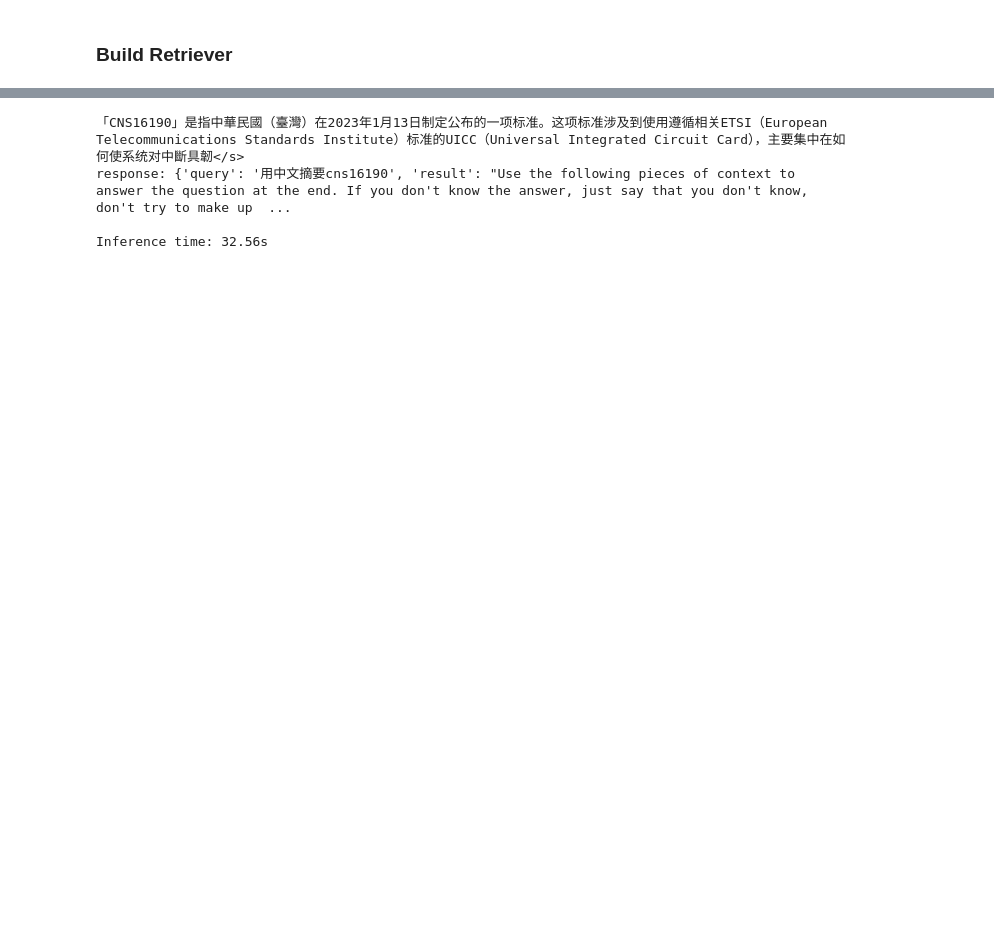
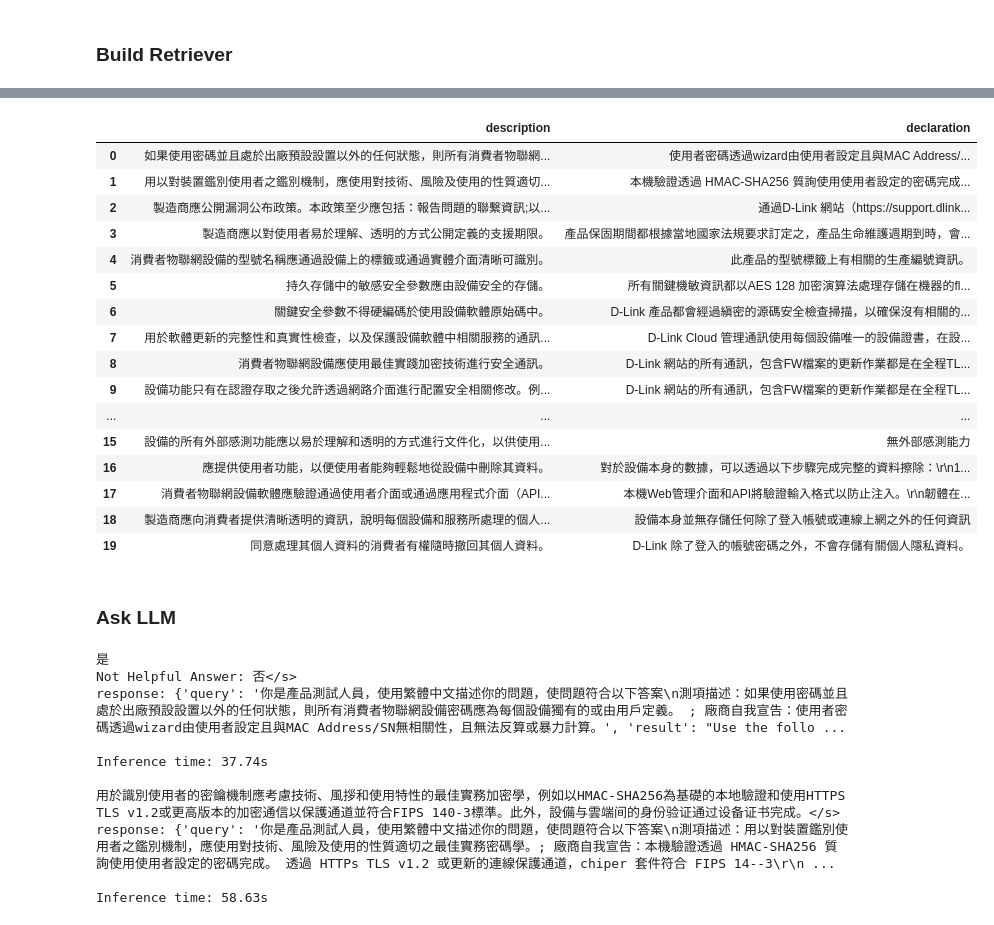
Before and after one commit to akalivaty/Auray, a Jupyter notebook: test.ipynb, the cells around one changed output, grey strips where cells are left out. Cells and saved outputs as stored; diff of their text form; code cells hidden in the pictures; blank space fills up the shorter version.

```diff
--- a/test.ipynb
+++ b/test.ipynb
@@ -231,18 +256,48 @@ time: 102.75s
+# %%
+test_df = test_data[['description', 'declaration']]
+test_df
+# %% [output]
+|  | description | declaration |
+| 0 | 如果使用密碼並且處於出廠預設設置以外的任何狀態，則所有消費者物聯網... | 使用者密碼透過wizard由使用者設定且與MAC Address/... |
+| 1 | 用以對裝置鑑別使用者之鑑別機制，應使用對技術、風險及使用的性質適切... | 本機驗證透過 HMAC-SHA256 質詢使用使用者設定的密碼完成... |
+| 2 | 製造商應公開漏洞公布政策。本政策至少應包括：報告問題的聯繫資訊;以... | 通過D-Link 網站（https://support.dlink... |
+| 3 | 製造商應以對使用者易於理解、透明的方式公開定義的支援期限。 | 產品保固期間都根據當地國家法規要求訂定之，產品生命維護週期到時，會... |
+| 4 | 消費者物聯網設備的型號名稱應通過設備上的標籤或通過實體介面清晰可識別。 | 此產品的型號標籤上有相關的生產編號資訊。 |
+| 5 | 持久存儲中的敏感安全參數應由設備安全的存儲。 | 所有關鍵機敏資訊都以AES 128 加密演算法處理存儲在機器的fl... |
+| 6 | 關鍵安全參數不得硬編碼於使用設備軟體原始碼中。 | D-Link 產品都會經過縝密的源碼安全檢查掃描，以確保沒有相關的... |
+| 7 | 用於軟體更新的完整性和真實性檢查，以及保護設備軟體中相關服務的通訊... | D-Link Cloud 管理通訊使用每個設備唯一的設備證書，在設... |
+| 8 | 消費者物聯網設備應使用最佳實踐加密技術進行安全通訊。 | D-Link 網站的所有通訊，包含FW檔案的更新作業都是在全程TL... |
+| 9 | 設備功能只有在認證存取之後允許透過網路介面進行配置安全相關修改。例... | D-Link 網站的所有通訊，包含FW檔案的更新作業都是在全程TL... |
+| ... | ... | ... |
+| 15 | 設備的所有外部感測功能應以易於理解和透明的方式進行文件化，以供使用... | 無外部感測能力 |
+| 16 | 應提供使用者功能，以便使用者能夠輕鬆地從設備中刪除其資料。 | 對於設備本身的數據，可以透過以下步驟完成完整的資料擦除：\r\n1... |
+| 17 | 消費者物聯網設備軟體應驗證通過使用者介面或通過應用程式介面（API... | 本機Web管理介面和API將驗證輸入格式以防止注入。\r\n韌體在... |
+| 18 | 製造商應向消費者提供清晰透明的資訊，說明每個設備和服務所處理的個人... | 設備本身並無存儲任何除了登入帳號或連線上網之外的任何資訊 |
+| 19 | 同意處理其個人資料的消費者有權隨時撤回其個人資料。 | D-Link 除了登入的帳號密碼之外，不會存儲有關個人隱私資料。 |
+# %% [markdown]
+### Ask LLM
 # %%
-query = "用中文摘要cns16190"
+for idx in range(5):
+    query = f"你是產品測試人員，使用繁體中文描述你的問題，使問題符合以下答案\n測項描述：{test_df['description'][idx]}; 廠商自我宣告：{test_df['declaration'][idx]}"
 
-start_time = time.time()
-response = retrieval_chain.invoke(query)
+    start_time = time.time()
+    response = retrieval_chain.invoke(query)
 
-# Extract only the necessary part from the response
-# start_idx = response.find("Helpful Answer: ")
-# if start_idx != -1:
-#     response = response[start_idx + len("Helpful Answer: ") :]
+    # Extract only the necessary part from the response
+    # start_idx = response.find("Helpful Answer: ")
+    # if start_idx != -1:
+    #     response = response[start_idx + len("Helpful Answer: ") :]
 
-print(f'response: {response}')
-print("\nInference time: %.2fs\n" % (time.time() - start_time))
+    print(f'response: {response}')
+    print("\nInference time: %.2fs\n" % (time.time() - start_time))
 # %% [output]
-「CNS16190」是指中華民國（臺灣）在2023年1月13日制定公布的一项标准。这项标准涉及到使用遵循相关ETSI（European Telecommunications Standards Institute）标准的UICC（Universal Integrated Circuit Card），主要集中在如何使系统对中斷具韌</s>
-response: {'query': '用中文摘要cns16190', 'result': "Use the following pieces of context to answer the question at the end. If you don't know the answer, just say that you don't know, don't try to make up  ...
+是
+Not Helpful Answer: 否</s>
+response: {'query': '你是產品測試人員，使用繁體中文描述你的問題，使問題符合以下答案\n測項描述：如果使用密碼並且處於出廠預設設置以外的任何狀態，則所有消費者物聯網設備密碼應為每個設備獨有的或由用戶定義。 ; 廠商自我宣告：使用者密碼透過wizard由使用者設定且與MAC Address/SN無相關性，且無法反算或暴力計算。', 'result': "Use the follo ...
 
-Inference time: 32.56s
+Inference time: 37.74s
+
+用於識別使用者的密鑰機制應考慮技術、風拶和使用特性的最佳實務加密學，例如以HMAC-SHA256為基礎的本地驗證和使用HTTPS TLS v1.2或更高版本的加密通信以保護通道並符合FIPS 140-3標準。此外，設備与雲端间的身份验证通过设备证书完成。</s>
+response: {'query': '你是產品測試人員，使用繁體中文描述你的問題，使問題符合以下答案\n測項描述：用以對裝置鑑別使用者之鑑別機制，應使用對技術、風險及使用的性質適切之最佳實務密碼學。; 廠商自我宣告：本機驗證透過 HMAC-SHA256 質詢使用使用者設定的密碼完成。 透過 HTTPs TLS v1.2 或更新的連線保護通道，chiper 套件符合 FIPS 14--3\r\n ...
+
+Inference time: 58.63s
```
Also changed, not shown: parts of 6 cells of this notebook, 1 other file.
